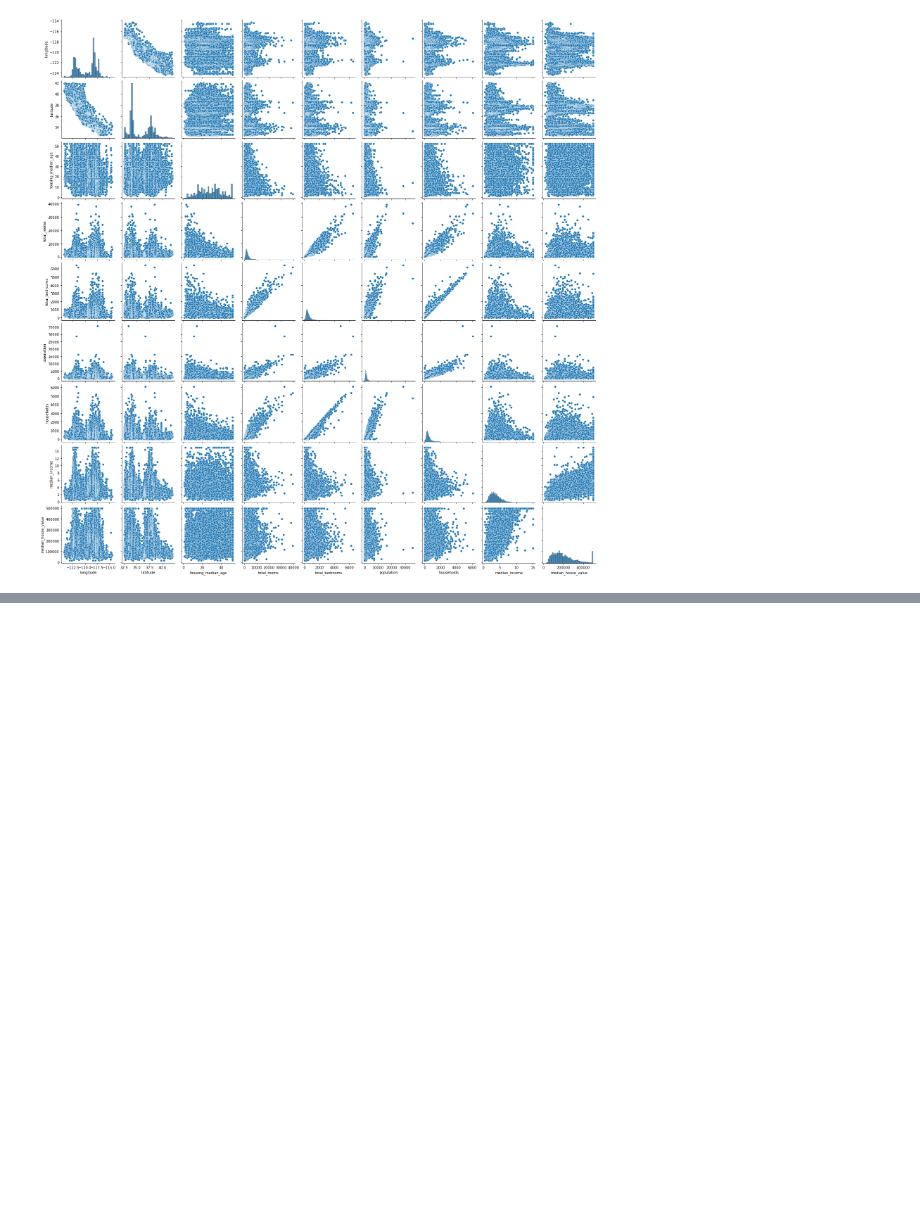
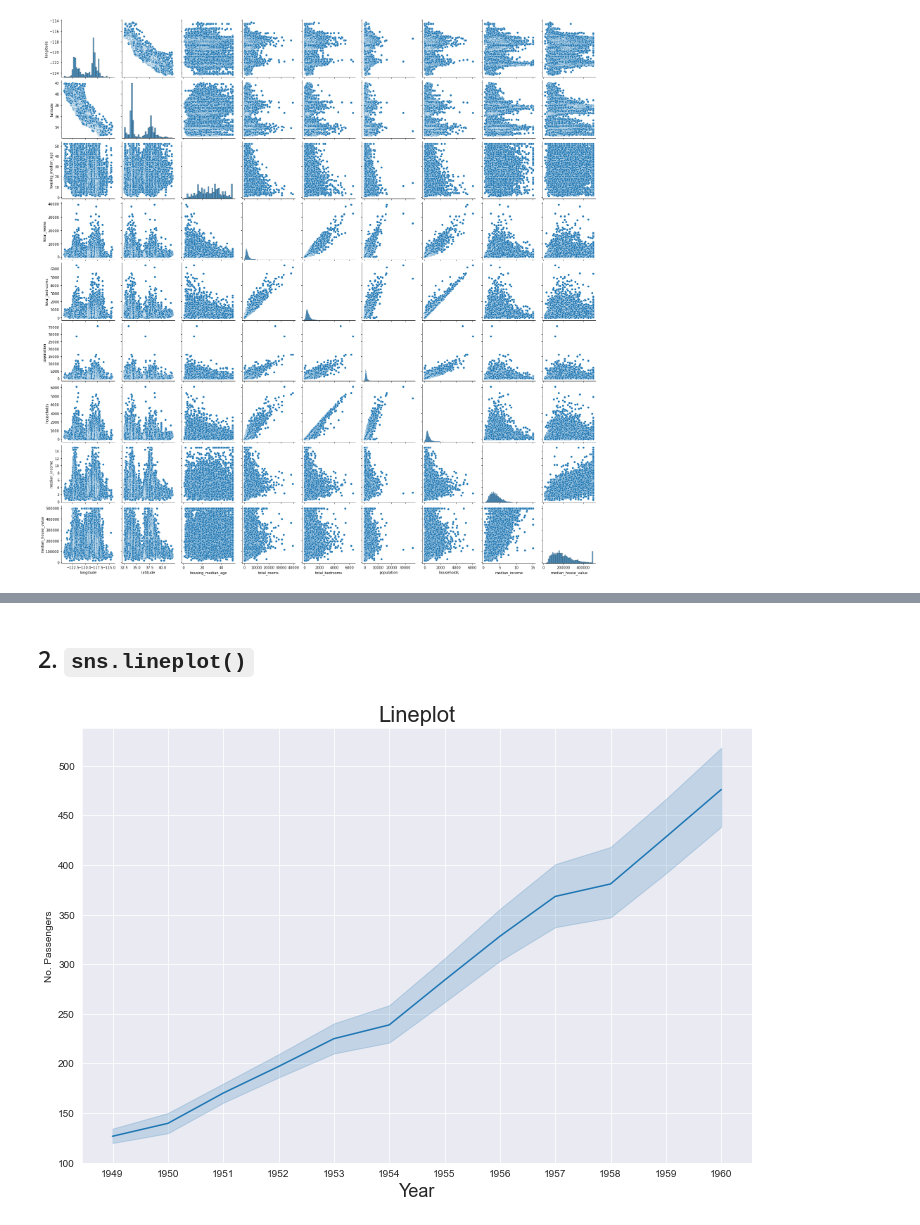
Before and after one commit to jianructose/treasurehunt, a Jupyter notebook: pandas_/sns_calhouse.ipynb, the cells around one changed output, grey strips where cells are left out. Saved outputs shown, nothing was run; the diff lists cells and outputs as text; code cells hidden in the pictures; blank space fills up the shorter version.

```diff
--- a/pandas_/sns_calhouse.ipynb
+++ b/pandas_/sns_calhouse.ipynb
@@ -140,0 +184,13 @@ sns.pairplot(df)
+# %% [markdown]
+## 2. `sns.lineplot()`
+# %%
+plt.figure(figsize=(12, 8))
+
+p2 = sns.lineplot(data=flights, x = 'year', y = 'passengers')
+p2.set_xlabel('Year', fontsize=18)
+p2.set_ylabel('No. Passengers')
+p2.set_title('Lineplot', fontsize=22, )
+p2.set_xticks(range(1949, 1961, 1))
+p2.set_xticklabels(range(1949, 1961, 1));
+# %% [output]
+[figure, added]
```
Also changed, not shown: parts of 13 cells of this notebook.
